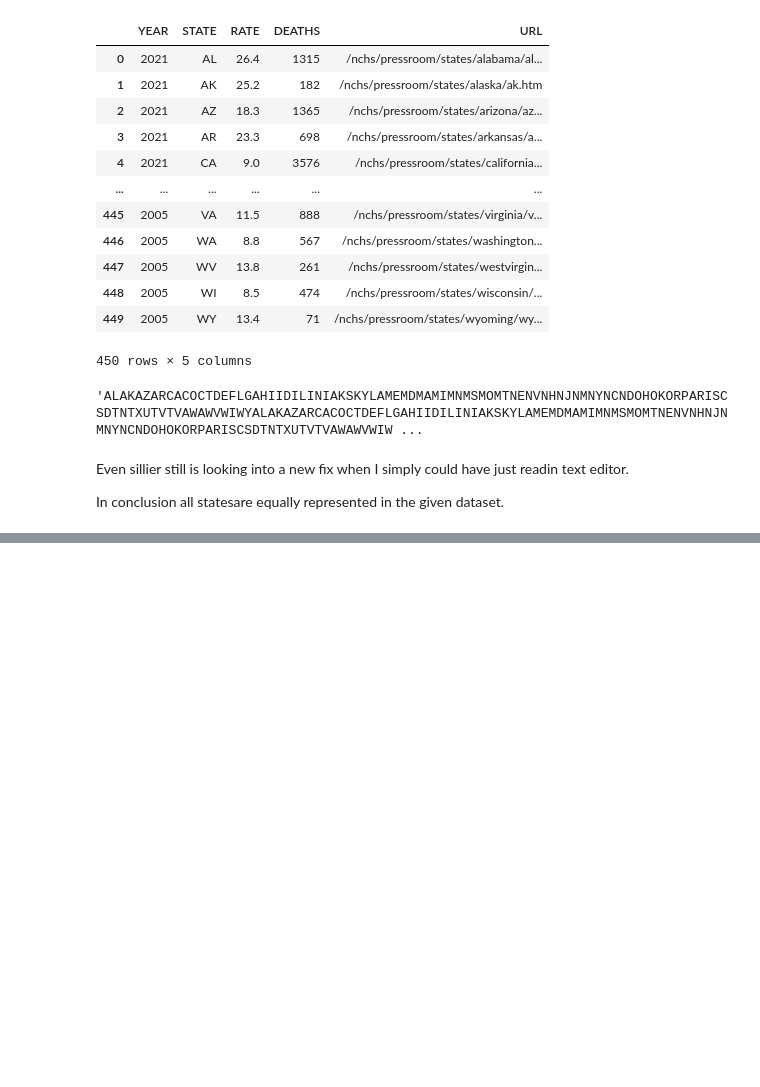
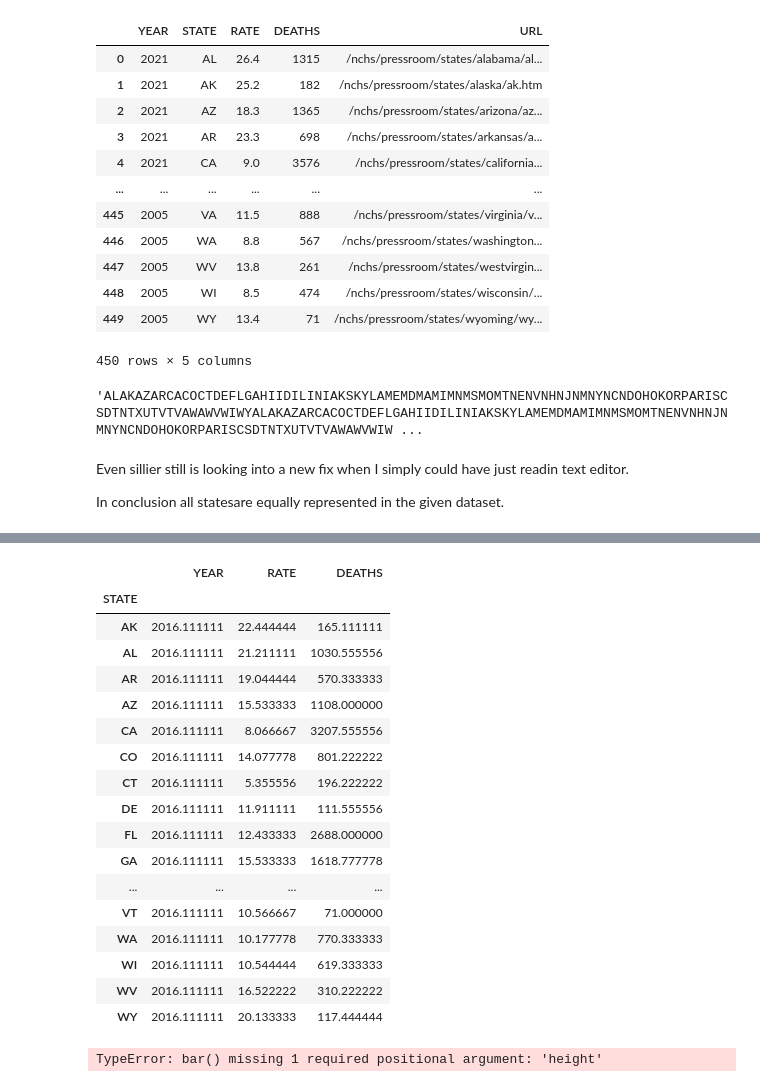
Before and after one commit to VasiliyAMelkozerov/small_thing_cdc_data, a Jupyter notebook: initial_questions.ipynb, the cells around one changed output, grey strips where cells are left out. Cells and saved outputs as stored; diff of their text form; code cells hidden in the pictures; blank space fills up the shorter version.

```diff
--- a/initial_questions.ipynb
+++ b/initial_questions.ipynb
@@ -126,0 +132,26 @@ In conclusion all statesare equally represented in the given dataset.
+# %%
+d1 = df.groupby(['STATE']).mean()
+d1
+# %% [output]
+|  | YEAR | RATE | DEATHS |
+| STATE |  |  |  |
+| AK | 2016.111111 | 22.444444 | 165.111111 |
+| AL | 2016.111111 | 21.211111 | 1030.555556 |
+| AR | 2016.111111 | 19.044444 | 570.333333 |
+| AZ | 2016.111111 | 15.533333 | 1108.000000 |
+| CA | 2016.111111 | 8.066667 | 3207.555556 |
+| CO | 2016.111111 | 14.077778 | 801.222222 |
+| CT | 2016.111111 | 5.355556 | 196.222222 |
+| DE | 2016.111111 | 11.911111 | 111.555556 |
+| FL | 2016.111111 | 12.433333 | 2688.000000 |
+| GA | 2016.111111 | 15.533333 | 1618.777778 |
+| ... | ... | ... | ... |
+| VT | 2016.111111 | 10.566667 | 71.000000 |
+| WA | 2016.111111 | 10.177778 | 770.333333 |
+| WI | 2016.111111 | 10.544444 | 619.333333 |
+| WV | 2016.111111 | 16.522222 | 310.222222 |
+| WY | 2016.111111 | 20.133333 | 117.444444 |
+# %%
+plt.bar(data=d1,x="STATE", y= "DEATH")
+# %% [output]
+TypeError: bar() missing 1 required positional argument: 'height'
```
Also changed, not shown: parts of 4 cells of this notebook.
